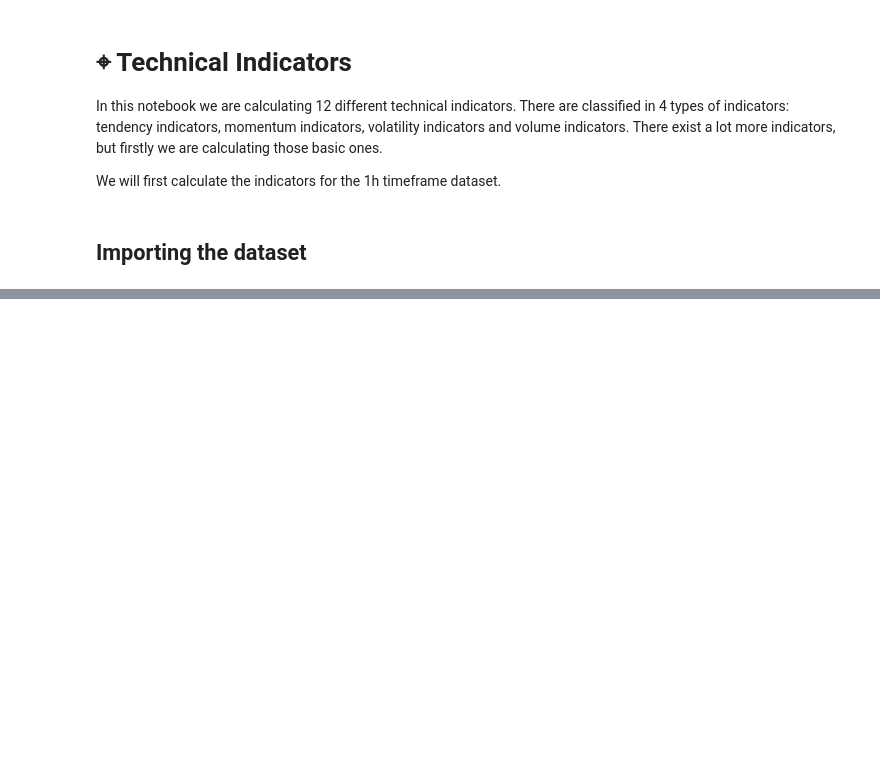
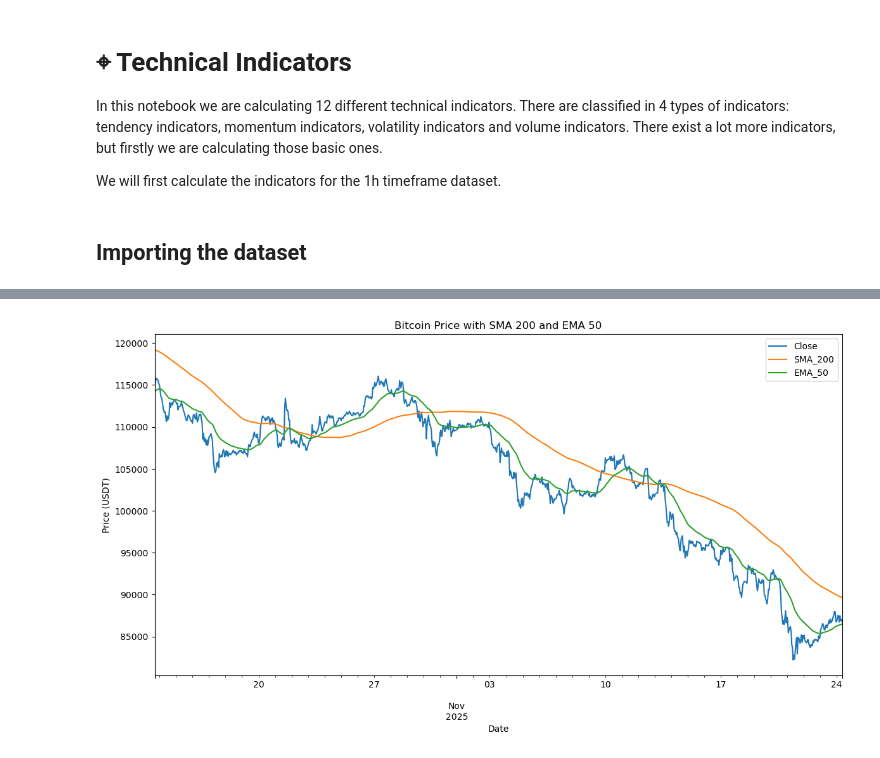
Before and after one commit to MartinCampillo-AT/Project-AT, a Jupyter notebook: notebooks/03_technical_indicators.ipynb, the cells around one changed output, grey strips where cells are left out. Cells and saved outputs as stored; diff of their text form; code cells hidden in the pictures; blank space fills up the shorter version.

```diff
--- a/notebooks/03_technical_indicators.ipynb
+++ b/notebooks/03_technical_indicators.ipynb
@@ -26,0 +36,15 @@ They indicate the general direccion of the price.
+# %%
+# 200 periods SMA
+df['SMA_200'] = df['Close'].rolling(window=200).mean()
+# 50 periods EMA
+df['EMA_50'] = df['Close'].ewm(span=50, adjust=False).mean()
+df_sample = df.tail(1000)
+
+df_sample[['Close', 'SMA_200', 'EMA_50']].plot(figsize=(14,7))
+plt.title('Bitcoin Price with SMA 200 and EMA 50')
+plt.xlabel('Date')
+plt.ylabel('Price (USDT)')
+plt.legend()
+plt.show()
+# %% [output]
+[figure, added]
```
Also changed, not shown: parts of 32 cells of this notebook, 1 other file.
